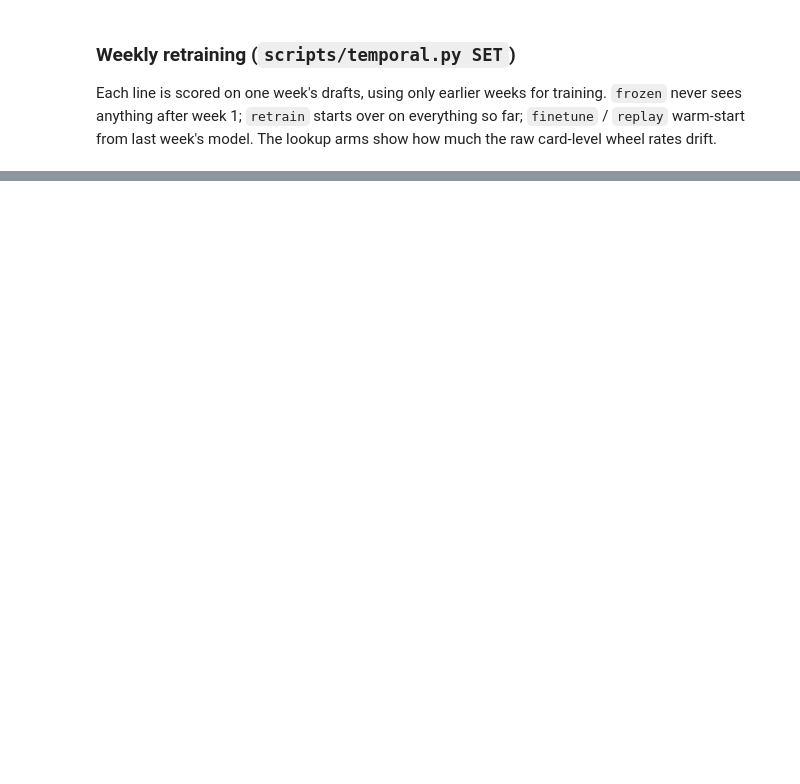
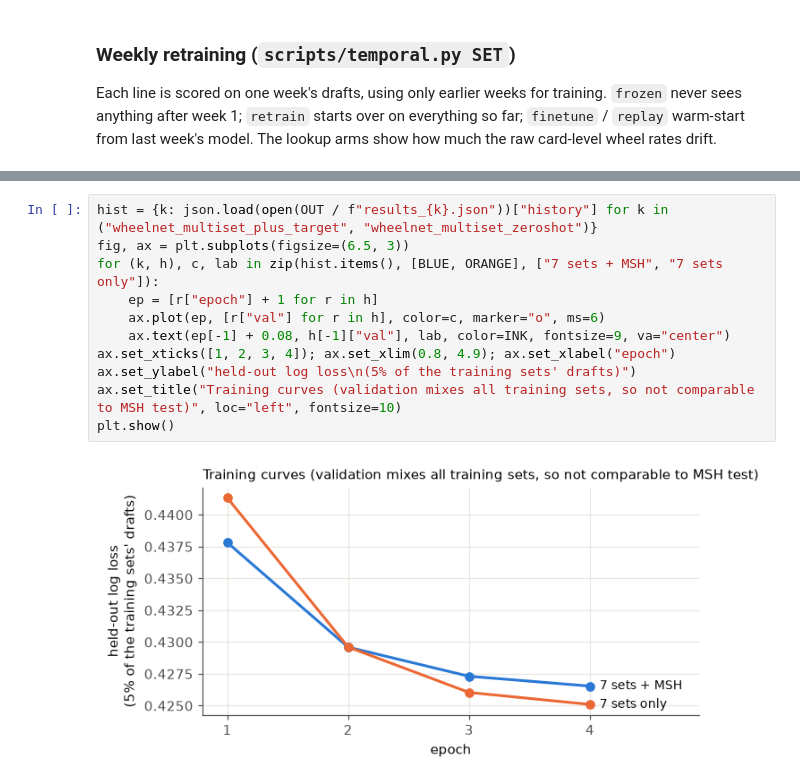
Before and after one commit to zscore/mtg-open-lane, a Jupyter notebook: notebooks/wheelnet.ipynb, the cells around one changed output, grey strips where cells are left out. Drawn from its saved outputs; the diff is of its cells as text; blank space fills up the shorter version.

```diff
--- a/notebooks/wheelnet.ipynb
+++ b/notebooks/wheelnet.ipynb
@@ -422,0 +484,13 @@ no temporal.json yet: run  python scripts/temporal.py MSH
+# %%
+hist = {k: json.load(open(OUT / f"results_{k}.json"))["history"] for k in ("wheelnet_multiset_plus_target", "wheelnet_multiset_zeroshot")}
+fig, ax = plt.subplots(figsize=(6.5, 3))
+for (k, h), c, lab in zip(hist.items(), [BLUE, ORANGE], ["7 sets + MSH", "7 sets only"]):
+    ep = [r["epoch"] + 1 for r in h]
+    ax.plot(ep, [r["val"] for r in h], color=c, marker="o", ms=6)
+    ax.text(ep[-1] + 0.08, h[-1]["val"], lab, color=INK, fontsize=9, va="center")
+ax.set_xticks([1, 2, 3, 4]); ax.set_xlim(0.8, 4.9); ax.set_xlabel("epoch")
+ax.set_ylabel("held-out log loss\n(5% of the training sets' drafts)")
+ax.set_title("Training curves (validation mixes all training sets, so not comparable to MSH test)", loc="left", fontsize=10)
+plt.show()
+# %% [output]
+[figure, added]
```
Also changed, not shown: parts of 12 cells of this notebook, 1 other file.
